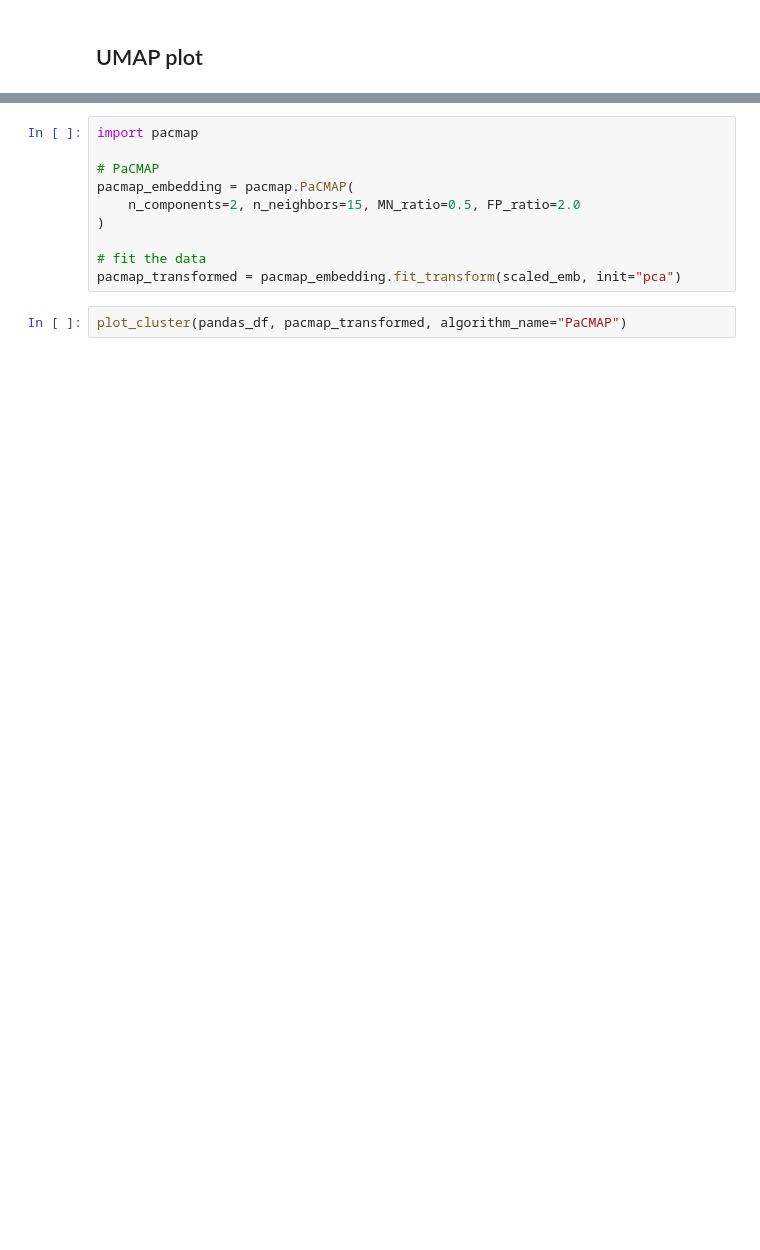
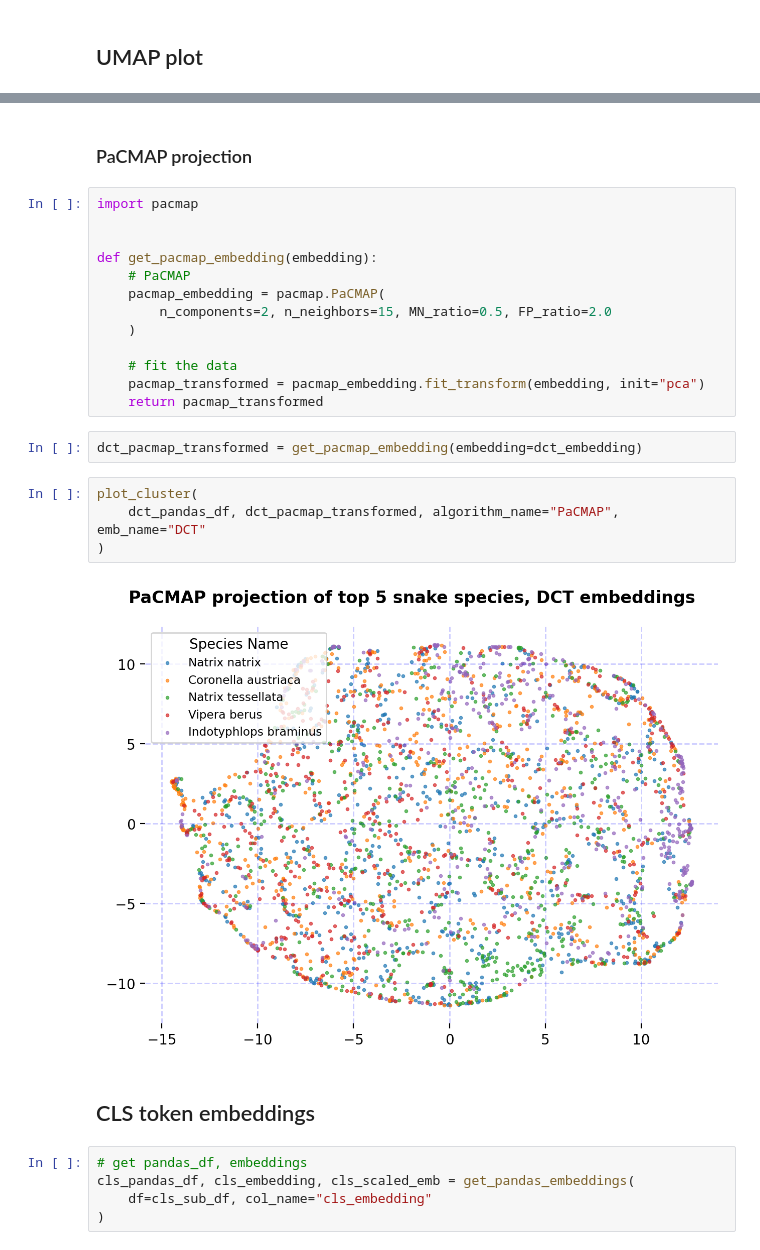
Before and after one commit to dsgt-kaggle-clef/snakeclef-2024, a Jupyter notebook: notebooks/preprocessing/2024-05-08-mg-01-umap-clustering.ipynb, the cells around one changed output, grey strips where cells are left out. Cells and saved outputs as stored; diff of their text form; blank space fills up the shorter version.

```diff
--- a/notebooks/preprocessing/2024-05-08-mg-01-umap-clustering.ipynb
+++ b/notebooks/preprocessing/2024-05-08-mg-01-umap-clustering.ipynb
@@ -126,12 +191,30 @@ plot_cluster(pandas_df, embedding, algorithm_name="UMAP")
+# %% [markdown]
+### PaCMAP projection
 # %%
 import pacmap
 
-# PaCMAP
-pacmap_embedding = pacmap.PaCMAP(
-    n_components=2, n_neighbors=15, MN_ratio=0.5, FP_ratio=2.0
-)
 
-# fit the data
-pacmap_transformed = pacmap_embedding.fit_transform(scaled_emb, init="pca")
+def get_pacmap_embedding(embedding):
+    # PaCMAP
+    pacmap_embedding = pacmap.PaCMAP(
+        n_components=2, n_neighbors=15, MN_ratio=0.5, FP_ratio=2.0
+    )
+
+    # fit the data
+    pacmap_transformed = pacmap_embedding.fit_transform(embedding, init="pca")
+    return pacmap_transformed
+# %%
+dct_pacmap_transformed = get_pacmap_embedding(embedding=dct_embedding)
 # %%
-plot_cluster(pandas_df, pacmap_transformed, algorithm_name="PaCMAP")
+plot_cluster(
+    dct_pandas_df, dct_pacmap_transformed, algorithm_name="PaCMAP", emb_name="DCT"
+)
+# %% [output]
+[figure, added]
+# %% [markdown]
+## CLS token embeddings
+# %%
+# get pandas_df, embeddings
+cls_pandas_df, cls_embedding, cls_scaled_emb = get_pandas_embeddings(
+    df=cls_sub_df, col_name="cls_embedding"
+)
```
Also changed, not shown: parts of 23 cells of this notebook.
